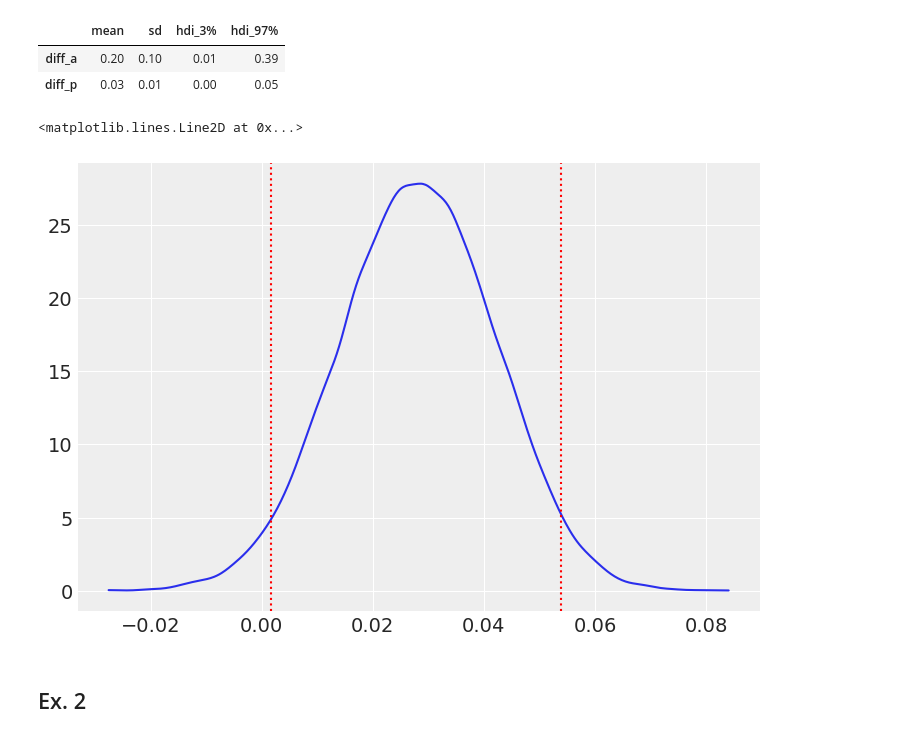
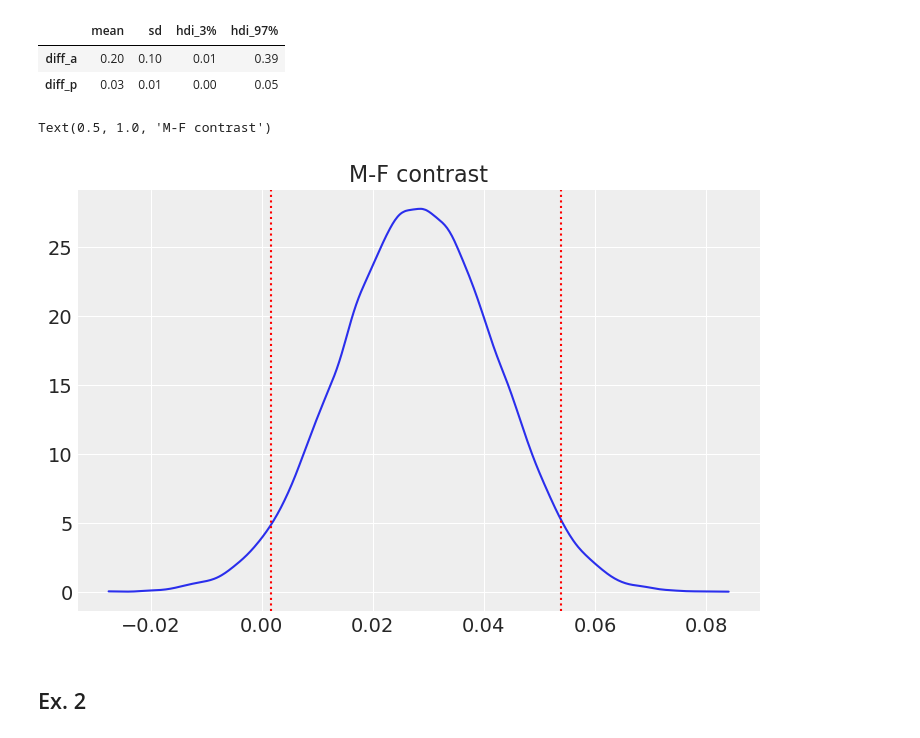
Before and after one commit to fhte2/statistical-rethinking, a Jupyter notebook: Week_5_exercises.ipynb, the cells around one changed output. Cells and saved outputs as stored; diff of their text form; code cells hidden in the pictures.

```diff
--- a/Week_5_exercises.ipynb
+++ b/Week_5_exercises.ipynb
@@ -156,14 +156,16 @@ az.summary({"diff_a": diff_a_1, "diff_p": diff_p_1}, kind="stats", round_to=2)
 # %%
 hdi_l, hdi_h = az.hdi(diff_p_1)
 hdi_l, hdi_h
 
 fig, ax = plt.subplots()
 az.plot_kde(diff_p_1, ax=ax)
 ax.axvline(x=hdi_l,color='red',linestyle=':')
 ax.axvline(x=hdi_h,color='red',linestyle=':')
+
+ax.set_title('M-F contrast')
 # %% [output]
-<matplotlib.lines.Line2D at 0x...>
+Text(0.5, 1.0, 'M-F contrast')
-[figure, old version]
+[figure, new version]
 # %%
 #total causal effect of gender: men more likely to be awarded then women
 # %% [markdown]
```
